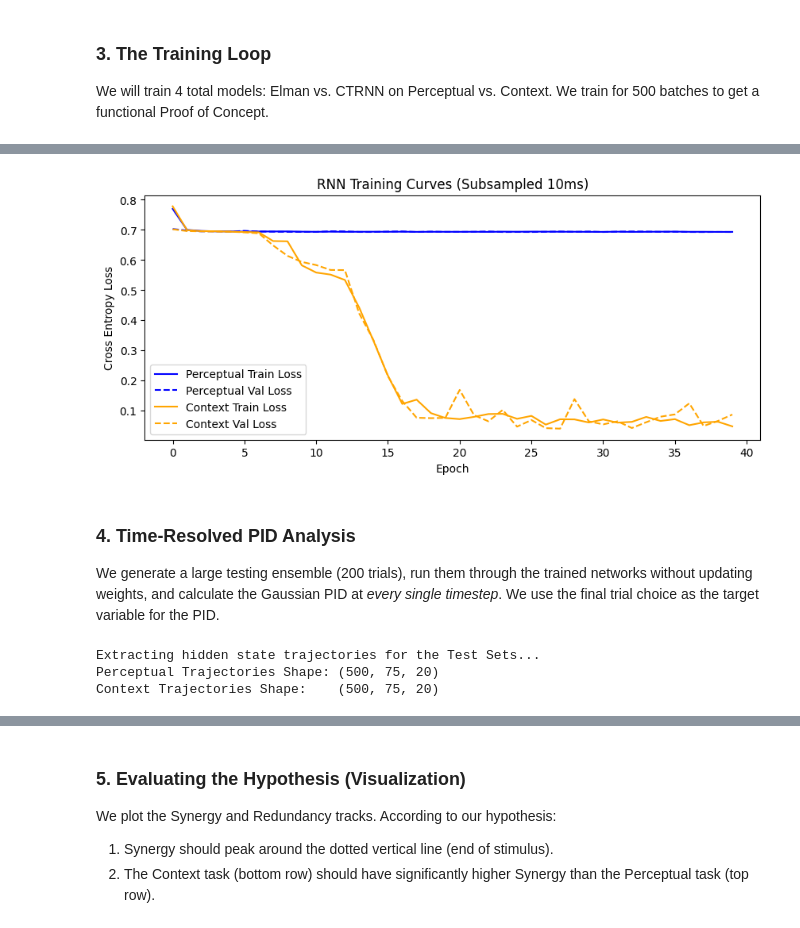
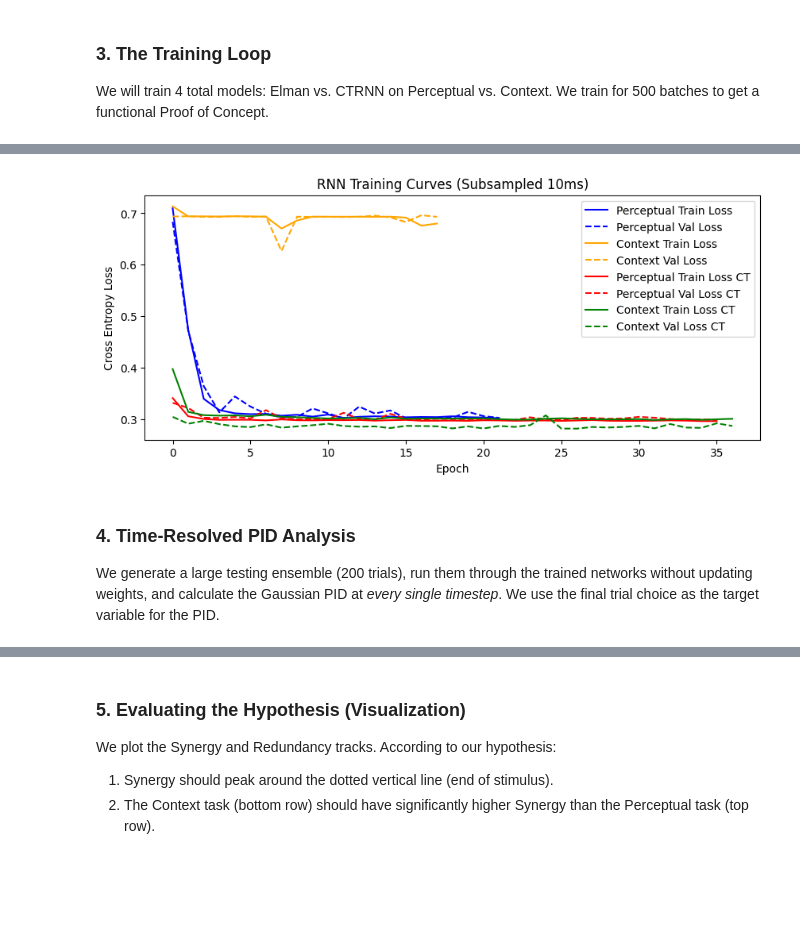
Before and after one commit to jgendra/NeuroAI-Project13, a Jupyter notebook: notebooks/04_minimal_product.ipynb, the cells around one changed output, grey strips where cells are left out. Cells and saved outputs as stored; diff of their text form; code cells hidden in the pictures; blank space fills up the shorter version.

```diff
--- a/notebooks/04_minimal_product.ipynb
+++ b/notebooks/04_minimal_product.ipynb
@@ -18,10 +18,8 @@ from src.models.ctrnn import CTRNN
 from src.analysis.RNN import ElmanRNN
 # %%
 # Configuration
-BASE_PATH = "../src/tasks/data/tiny_test"
-BASE_PATH = "../src/tasks/data/mante_style"
-BASE_PATH = "../src/tasks/data/simple"
-BATCH_SIZE = 64
+BASE_PATH = "../src/tasks/data/mante_medium"
+BATCH_SIZE = 1024
 SUBSAMPLE_STEP = 10 # Subsample for Elman RNN (simulate tau=10ms)
 
 print("Loading Perceptual Datasets...")
@@ -91,7 +89,7 @@ def masked_cross_entropy(outputs, targets):
 ### 3. The Training Loop
 We will train 4 total models: Elman vs. CTRNN on Perceptual vs. Context. We train for 500 batches to get a functional Proof of Concept.
 # %%
-def train_rnn(model, train_loader, val_loader, num_epochs=50, lr=1e-3, patience=5, use_early_stopping=True):
+def train_rnn(model, train_loader, val_loader, device, num_epochs=50, lr=1e-3, patience=5, use_early_stopping=True):
     """
     Trains an RNN with validation and early stopping.
     Only computes loss during the decision period (period == 2).
@@ -114,6 +112,10 @@ def train_rnn(model, train_loader, val_loader, num_epochs=50, lr=1e-3, patience=
         train_batches = 0
 
         for obs, labels, periods, cohs, ctxs in train_loader:
+            obs = obs.to(device)
+            labels = labels.to(device)
+            periods = periods.to(device)
+
             optimizer.zero_grad()
 
             # Forward pass
@@ -142,6 +144,10 @@ def train_rnn(model, train_loader, val_loader, num_epochs=50, lr=1e-3, patience=
 
         with torch.no_grad():
             for obs, labels, periods, cohs, ctxs in val_loader:
+                obs = obs.to(device)
+                labels = labels.to(device)
+                periods = periods.to(device)
+
                 outputs, _ = model(obs)
 
                 mask = (periods == 2)
@@ -181,15 +187,21 @@ def train_rnn(model, train_loader, val_loader, num_epochs=50, lr=1e-3, patience=
 # %%
 # 7 input channels, 100 hidden units, 3 output choices (Fixate, Choice 1, Choice 2)
 input_size = 7
-hidden_size = 20
+hidden_size = 100
 output_size = 3
 
-WEIGHTS_DIR = "../src/models/weights"
+device = torch.device("cuda" if torch.cuda.is_available() else "cpu")
+print(f"Using compute device: {device.type.upper()}")
+if device.type == "cuda":
+    print(f"   GPU Name: {torch.cuda.get_device_name(0)}")
+
+WEIGHTS_DIR = "../src/models/weights/mante_medium"
 os.makedirs(WEIGHTS_DIR, exist_ok=True)
 
 print("--- Training Elman RNN on Perceptual Task ---")
-perceptual_model = WrappedElman(input_size, hidden_size, output_size)
-per_history, perceptual_model = train_rnn(perceptual_model, per_train_loader, per_val_loader, num_epochs=40, patience=300)
+perceptual_model = WrappedElman(input_size, hidden_size, output_size).to(device)
+per_history, perceptual_model = train_rnn(perceptual_model, per_train_loader, per_val_loader, device=device, num_epochs=50, patience=10)
+perceptual_model.to('cpu')
 
 # Save the best perceptual weights to disk
 perceptual_path = os.path.join(WEIGHTS_DIR, f"elman_perceptual_best_h{hidden_size}.pth")
@@ -197,8 +209,9 @@ torch.save(perceptual_model.state_dict(), perceptual_path)
 print(f"Saved Perceptual Model to {perceptual_path}\n")
 
 print("\n--- Training Elman RNN on Context Task ---")
-context_model = WrappedElman(input_size, hidden_size, output_size)
-ctx_history, context_model = train_rnn(context_model, ctx_train_loader, ctx_val_loader, num_epochs=40, patience=300)
+context_model = WrappedElman(input_size, hidden_size, output_size).to(device)
+ctx_history, context_model = train_rnn(context_model, ctx_train_loader, ctx_val_loader, device=device, num_epochs=50, patience=10)
+context_model.to('cpu')
 
 # Save the best context weights to disk
 context_path = os.path.join(WEIGHTS_DIR, f"elman_context_best_h{hidden_size}.pth")
@@ -206,8 +219,9 @@ torch.save(context_model.state_dict(), context_path)
 print(f"Saved Context Model to {context_path}\n")
 
 print("\n--- Training CTRNN on Perceptual Task ---")
-perceptual_model_2 = WrappedCTRNN(input_size, hidden_size, output_size)
-per_history_2, perceptual_model_2 = train_rnn(perceptual_model_2, per_train_loader, per_val_loader, num_epochs=20, patience=300)
+perceptual_model_2 = WrappedCTRNN(input_size, hidden_size, output_size).to(device)
+per_history_2, perceptual_model_2 = train_rnn(perceptual_model_2, per_train_loader, per_val_loader, device=device, num_epochs=50, patience=10)
+perceptual_model_2.to('cpu')
 
 # Save the best perceptual weights to disk
 perceptual_path = os.path.join(WEIGHTS_DIR, f"ctrnn_perceptual_best_h{hidden_size}.pth")
@@ -215,9 +229,9 @@ torch.save(perceptual_model_2.state_dict(), perceptual_path)
 print(f"Saved Perceptual Model to {perceptual_path}\n")
 
 print("\n--- Training CTRNN on Context Task ---")
-context_model_2 = WrappedCTRNN(input_size, hidden_size, output_size)
-ctx_history_2, context_model_2 = train_rnn(context_model_2, ctx_train_loader, ctx_val_loader, num_epochs=20, patience=300)
-
+context_model_2 = WrappedCTRNN(input_size, hidden_size, output_size).to(device)
+ctx_history_2, context_model_2 = train_rnn(context_model_2, ctx_train_loader, ctx_val_loader, device=device, num_epochs=50, patience=10)
+context_model_2.to('cpu')
 
 # Save the best context weights to disk
 context_path = os.path.join(WEIGHTS_DIR, f"ctrnn_context_best_h{hidden_size}.pth")
@@ -260,11 +274,11 @@ Saved Context Model to ../src/models/weights\ctrnn_context_best_h{hidden_size}.p
-[figure, old version]
+[figure, new version]
 # %% [markdown]
 ### 4. Time-Resolved PID Analysis
 We generate a large testing ensemble (200 trials), run them through the trained networks without updating weights, and calculate the Gaussian PID at *every single timestep*. We use the final trial choice as the target variable for the PID.
 # %%
 def extract_hidden_trajectories(model, dataloader):
     """
-    Runs the dataset through the model and extracts the hidden state
+    Runs the dataset through the model and extracts the hidden state, target, and context
     at every timestep for every trial.
     """
     model.eval()
@@ -276,10 +290,11 @@ def extract_hidden_trajectories(model, dataloader):
         for obs, labels, periods, cohs, ctxs in dataloader:
             # We bypass the final linear layer and get the raw hidden states
             # Standard nn.RNN returns (output, h_n). 'output' contains all timesteps.
-            hidden_states, _ = model.model.rnn(obs)
+            _, hidden_states = model(obs)
 
             all_hidden.append(hidden_states.numpy())
-            all_targets.append(cohs.numpy()) # Using continuous coherence as our target!
+            #all_targets.append(cohs.numpy()) # Using continuous coherence as our target!
+            all_targets.append(labels[:, -1].numpy().astype(float)) # Using labels as our target!
             all_periods.append(periods.numpy())
 
     # Concatenate across batches
@@ -288,20 +303,3 @@ def extract_hidden_trajectories(model, dataloader):
     P = np.concatenate(all_periods, axis=0)     # Shape: (Trials, Timesteps)
 
     return H, Y, P
-
-print("Extracting hidden state trajectories for the Test Sets...")
-
-# Load the dedicated Test Sets (never seen during training or validation!)
-per_test_loader = load_mante_data(f'{BASE_PATH}/perceptual/test_uniform.npz', batch_size=BATCH_SIZE, shuffle=False, subsample_step=SUBSAMPLE_STEP)
-ctx_test_loader = load_mante_data(f'{BASE_PATH}/context/test_uniform.npz', batch_size=BATCH_SIZE, shuffle=False, subsample_step=SUBSAMPLE_STEP)
-
-# Extract Trajectories
-H_per, Y_per, P_per = extract_hidden_trajectories(perceptual_model, per_test_loader)
-H_ctx, Y_ctx, P_ctx = extract_hidden_trajectories(context_model, ctx_test_loader)
-
-print(f"Perceptual Trajectories Shape: {H_per.shape}")
-print(f"Context Trajectories Shape:    {H_ctx.shape}")
-# %% [output]
-Extracting hidden state trajectories for the Test Sets...
-Perceptual Trajectories Shape: (500, 75, 20)
-Context Trajectories Shape:    (500, 75, 20)
```
Also changed, not shown: parts of 5 cells of this notebook, 7 other files.
